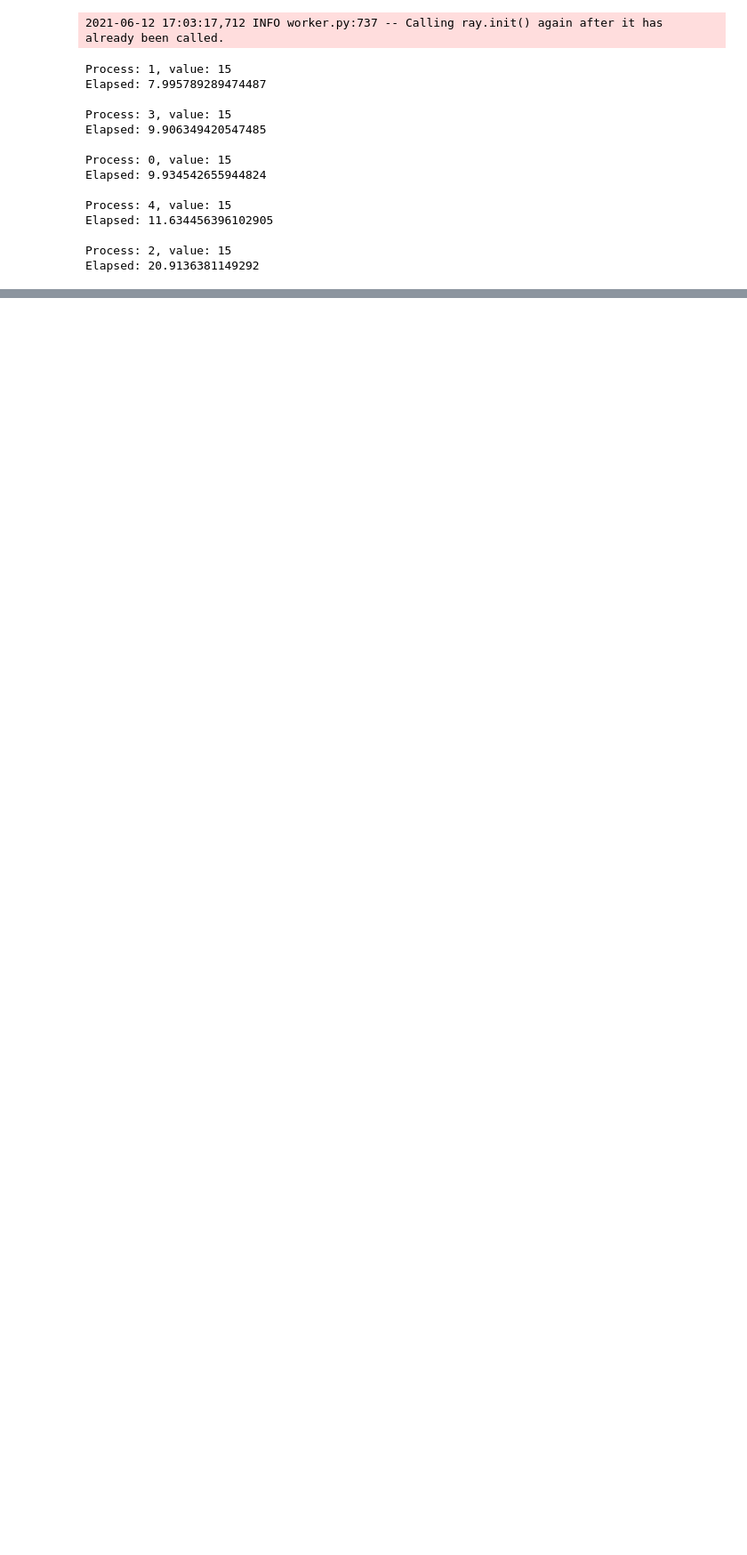
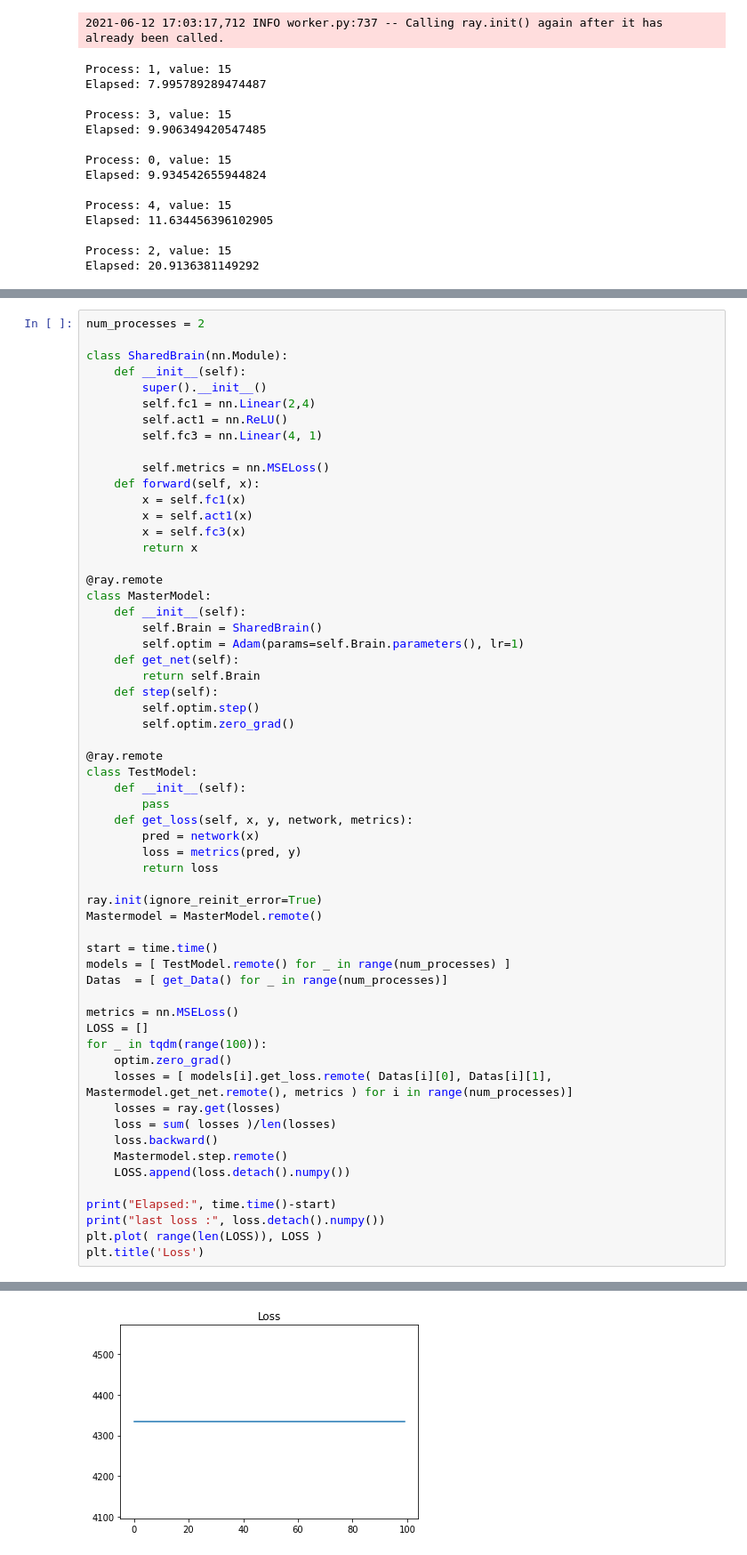
Before and after one commit to goya5858/OSERO, a Jupyter notebook: Test_Ray.ipynb, the cells around one changed output, grey strips where cells are left out. Shown at 89% size. Cells and saved outputs as stored; diff of their text form; blank space fills up the shorter version.

```diff
--- a/Test_Ray.ipynb
+++ b/Test_Ray.ipynb
@@ -278,0 +518,60 @@ Elapsed: 20.9136381149292
+# %%
+num_processes = 2
+
+class SharedBrain(nn.Module):
+    def __init__(self):
+        super().__init__()
+        self.fc1 = nn.Linear(2,4)
+        self.act1 = nn.ReLU()
+        self.fc3 = nn.Linear(4, 1)
+
+        self.metrics = nn.MSELoss()
+    def forward(self, x):
+        x = self.fc1(x)
+        x = self.act1(x)
+        x = self.fc3(x)
+        return x
+
+@ray.remote
+class MasterModel:
+    def __init__(self):
+        self.Brain = SharedBrain()
+        self.optim = Adam(params=self.Brain.parameters(), lr=1)
+    def get_net(self):
+        return self.Brain
+    def step(self):
+        self.optim.step()
+        self.optim.zero_grad()
+
+@ray.remote
+class TestModel:
+    def __init__(self):
+        pass
+    def get_loss(self, x, y, network, metrics):
+        pred = network(x)
+        loss = metrics(pred, y)
+        return loss
+
+ray.init(ignore_reinit_error=True)
+Mastermodel = MasterModel.remote()
+
+start = time.time()
+models = [ TestModel.remote() for _ in range(num_processes) ]
+Datas  = [ get_Data() for _ in range(num_processes)]
+
+metrics = nn.MSELoss()
+LOSS = []
+for _ in tqdm(range(100)):
+    optim.zero_grad()
+    losses = [ models[i].get_loss.remote( Datas[i][0], Datas[i][1], Mastermodel.get_net.remote(), metrics ) for i in range(num_processes)]
+    losses = ray.get(losses)
+    loss = sum( losses )/len(losses)
+    loss.backward()
+    Mastermodel.step.remote()
+    LOSS.append(loss.detach().numpy())
+
+print("Elapsed:", time.time()-start)
+print("last loss :", loss.detach().numpy())
+plt.plot( range(len(LOSS)), LOSS )
+plt.title('Loss')
+# %% [output]
@@ -278,0 +582 @@ Elapsed: 20.9136381149292
+[figure, added]
```
Also changed, not shown: parts of 13 cells of this notebook.
